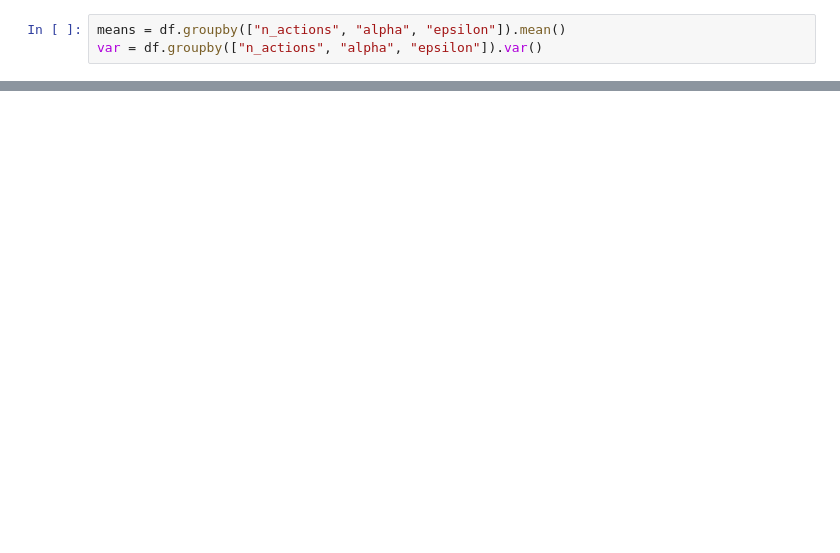
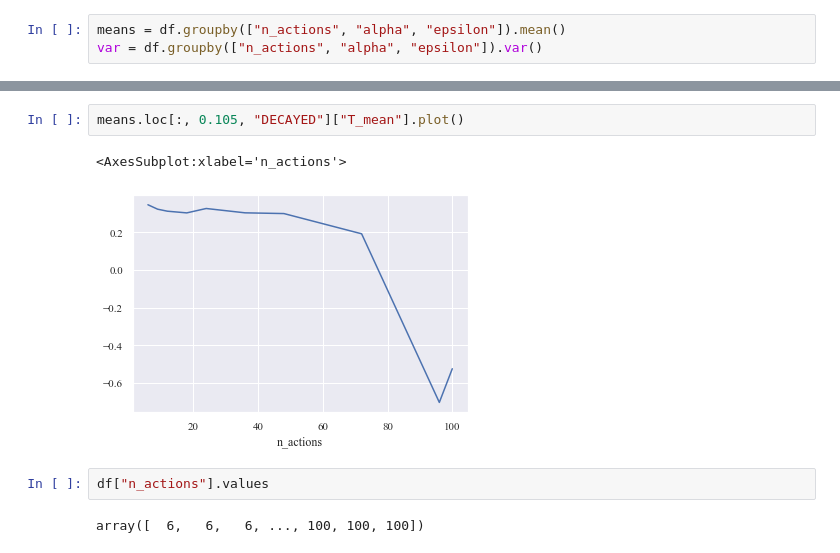
Before and after one commit to CCarissimo/congested, a Jupyter notebook: plotting_game_dynamics.ipynb, the cells around one changed output, grey strips where cells are left out. Cells and saved outputs as stored; diff of their text form; blank space fills up the shorter version.

```diff
--- a/plotting_game_dynamics.ipynb
+++ b/plotting_game_dynamics.ipynb
@@ -29,0 +30,9 @@ plt.tight_layout()
+# %%
+means.loc[:, 0.105, "DECAYED"]["T_mean"].plot()
+# %% [output]
+<AxesSubplot:xlabel='n_actions'>
+[figure, added]
+# %%
+df["n_actions"].values
+# %% [output]
+array([  6,   6,   6, ..., 100, 100, 100])
```
Also changed, not shown: parts of 30 cells of this notebook, 2 other files.
